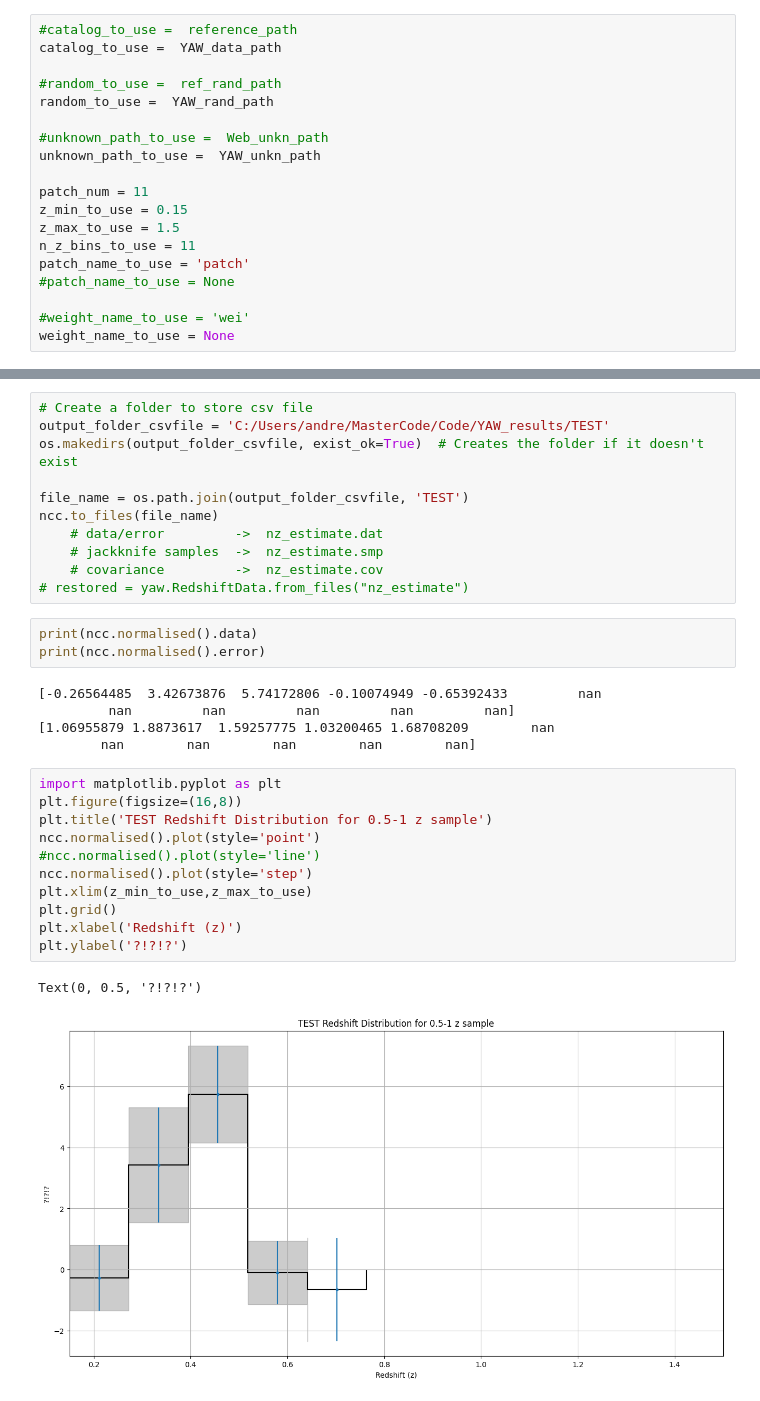
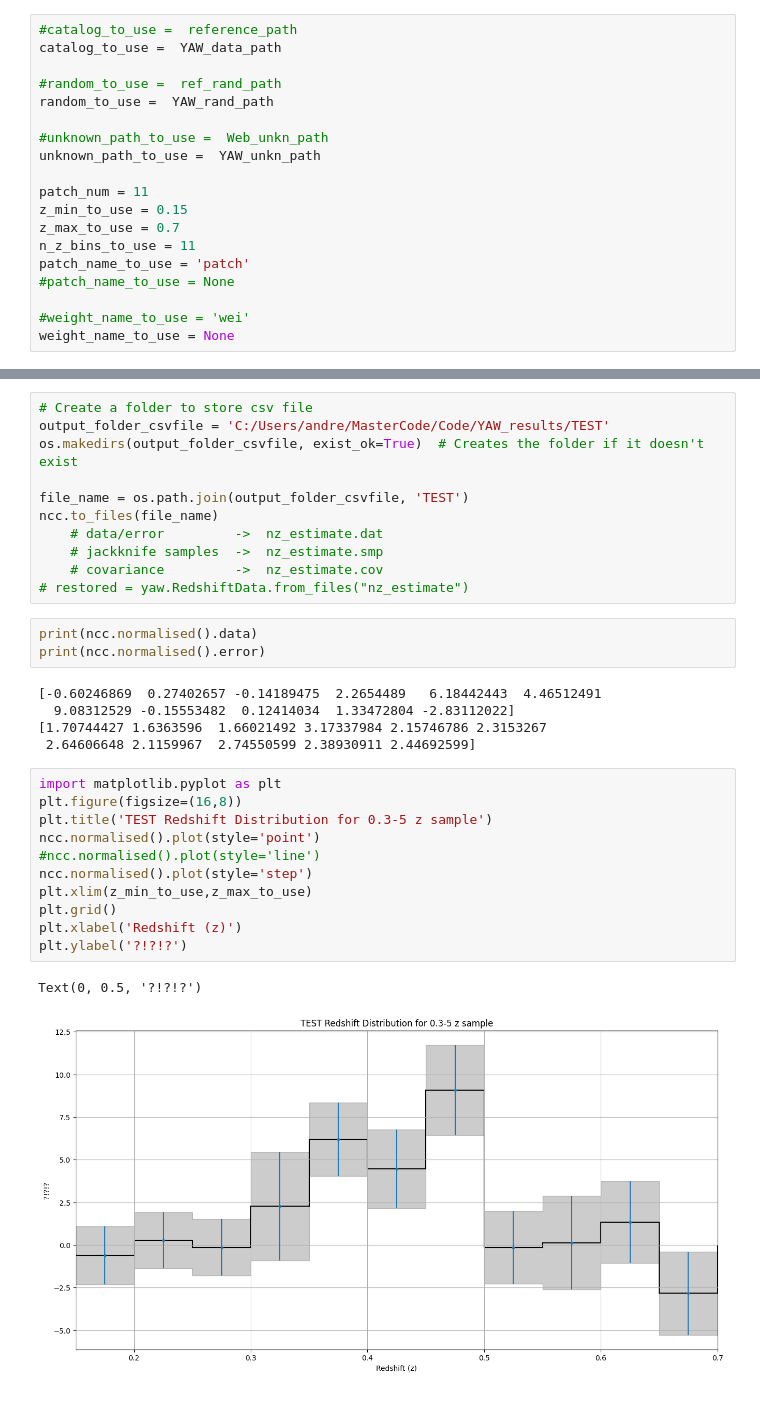
Before and after one commit to AndreasSvaerke/Mastercode_new, a Jupyter notebook: Yet_Another_Wizz.ipynb, the cells around one changed output, grey strips where cells are left out. Drawn from its saved outputs; the diff is of its cells as text.

```diff
--- a/Yet_Another_Wizz.ipynb
+++ b/Yet_Another_Wizz.ipynb
@@ -100,7 +100,7 @@ unknown_path_to_use =  YAW_unkn_path
 
 patch_num = 11
 z_min_to_use = 0.15
-z_max_to_use = 1.5
+z_max_to_use = 0.7
 n_z_bins_to_use = 11
 patch_name_to_use = 'patch'
 #patch_name_to_use = None
@@ -251,21 +251,21 @@ ncc.to_files(file_name)
 print(ncc.normalised().data)
 print(ncc.normalised().error)
 # %% [output]
-[-0.26564485  3.42673876  5.74172806 -0.10074949 -0.65392433         nan
-         nan         nan         nan         nan         nan]
-[1.06955879 1.8873617  1.59257775 1.03200465 1.68708209        nan
-        nan        nan        nan        nan        nan]
+[-0.60246869  0.27402657 -0.14189475  2.2654489   6.18442443  4.46512491
+  9.08312529 -0.15553482  0.12414034  1.33472804 -2.83112022]
+[1.70744427 1.6363596  1.66021492 3.17337984 2.15746786 2.3153267
+ 2.64606648 2.1159967  2.74550599 2.38930911 2.44692599]
 # %%
 import matplotlib.pyplot as plt
 plt.figure(figsize=(16,8))
-plt.title('TEST Redshift Distribution for 0.5-1 z sample')
+plt.title('TEST Redshift Distribution for 0.3-5 z sample')
 ncc.normalised().plot(style='point')
 #ncc.normalised().plot(style='line')
 ncc.normalised().plot(style='step')
 plt.xlim(z_min_to_use,z_max_to_use)
 plt.grid()
 plt.xlabel('Redshift (z)')
 plt.ylabel('?!?!?')
 # %% [output]
 Text(0, 0.5, '?!?!?')
-[figure, old version]
+[figure, new version]
```
Also changed, not shown: parts of 2 cells of this notebook.
